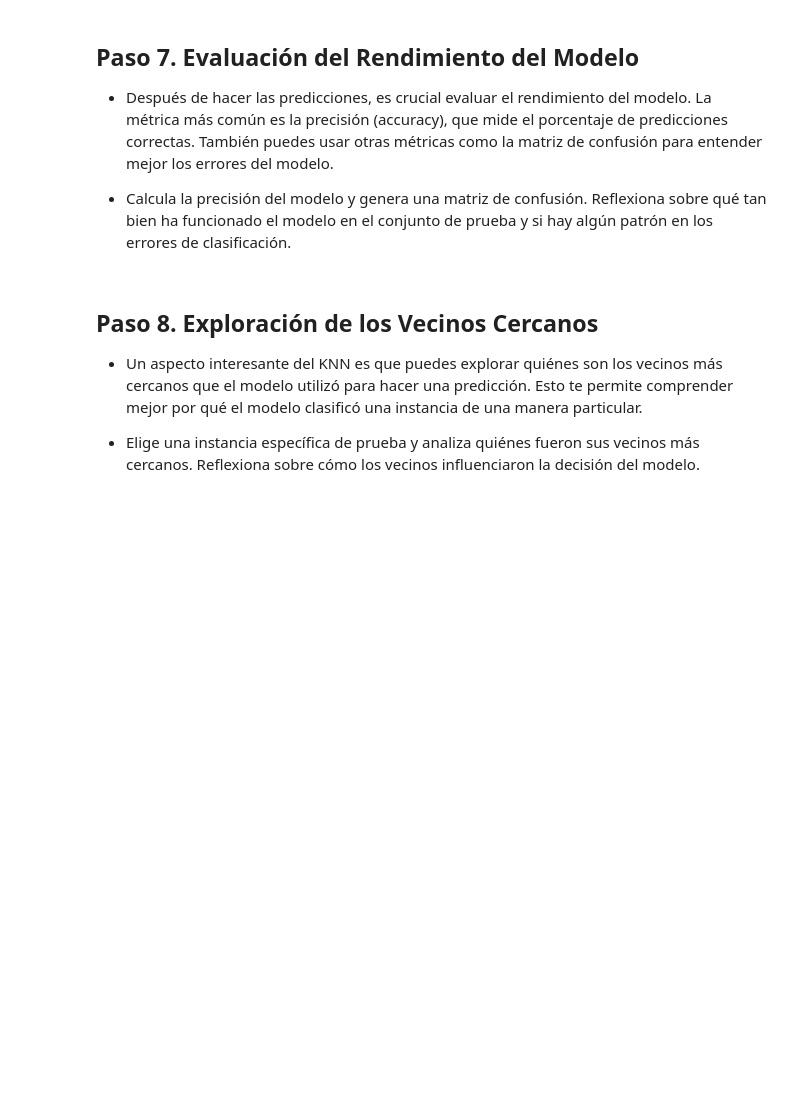
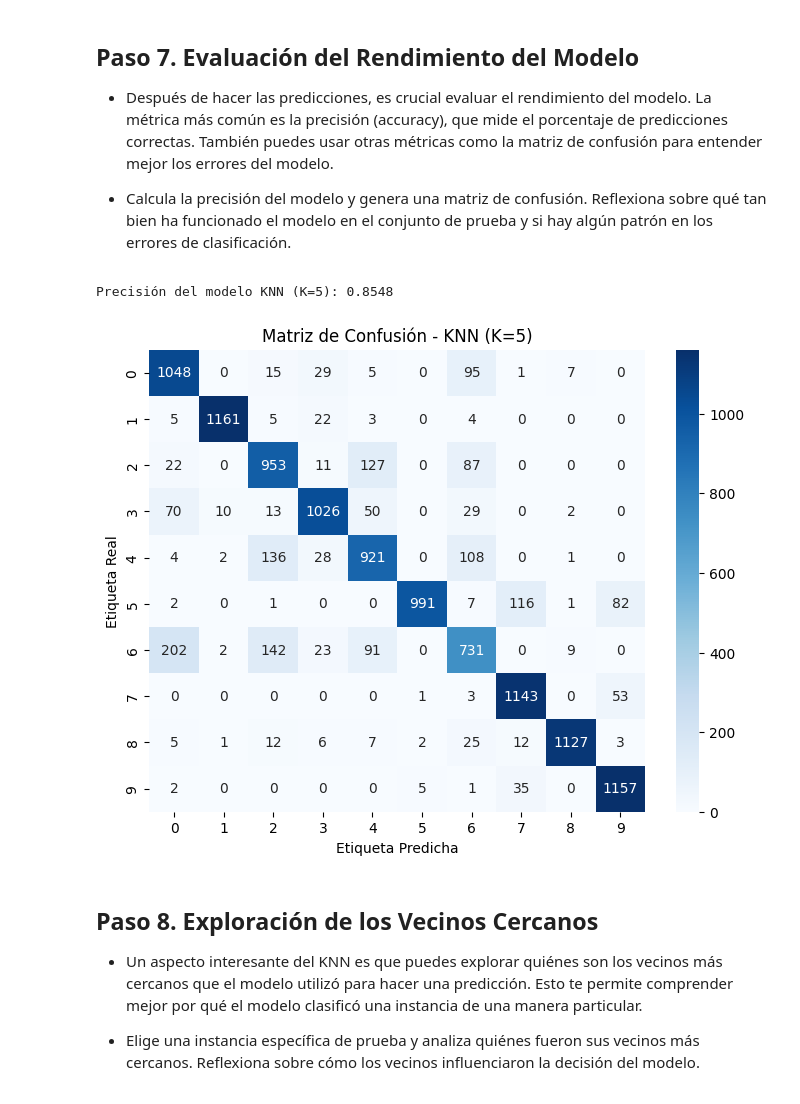
Before and after one commit to teceleckevin-jpg/laboratorio-15-, a Jupyter notebook: Laboratorio_15practica.ipynb, the cells around one changed output. Drawn from its saved outputs; the diff is of its cells as text; code cells hidden in the pictures; blank space fills up the shorter version.

```diff
--- a/Laboratorio_15practica.ipynb
+++ b/Laboratorio_15practica.ipynb
@@ -31,3 +40,6 @@ from keras.datasets import fashion_mnist
+# %%
+from keras.datasets import fashion_mnist
+(X_train_raw, y_train), (X_test_raw, y_test) = fashion_mnist.load_data()
 # %% [markdown]
 
 ## Paso 1. Importación de Bibliotecas
@@ -60,6 +434,71 @@ from keras.datasets import fashion_mnist
 * Después de hacer las predicciones, es crucial evaluar el rendimiento del modelo. La métrica más común es la precisión (accuracy), que mide el porcentaje de predicciones correctas. También puedes usar otras métricas como la matriz de confusión para entender mejor los errores del modelo.
 
 * Calcula la precisión del modelo y genera una matriz de confusión. Reflexiona sobre qué tan bien ha funcionado el modelo en el conjunto de prueba y si hay algún patrón en los errores de clasificación.
+# %%
+# ==========================================
+# Importar bibliotecas necesarias
+# ==========================================
+import numpy as np
+import pandas as pd
+from sklearn.model_selection import train_test_split
+from sklearn.preprocessing import StandardScaler
+from sklearn.neighbors import KNeighborsClassifier
+from sklearn.metrics import accuracy_score, confusion_matrix
+import seaborn as sns
+import matplotlib.pyplot as plt
+from keras.datasets import fashion_mnist
+
+# ==========================================
+# Cargar y preparar los datos
+# ==========================================
+(X_train_raw, y_train), (X_test_raw, y_test) = fashion_mnist.load_data()
+
+# Aplanar imágenes (28x28 → 784 características)
+X = X_train_raw.reshape(X_train_raw.shape[0], -1)
+y = y_train
+
+# Normalizar (0–255 → 0–1)
+X = X / 255.0
+
+# Dividir el conjunto en entrenamiento y prueba
+X_train, X_test, y_train, y_test = train_test_split(
+    X, y, test_size=0.2, random_state=42, stratify=y
+)
+
+# Escalado de los datos
+scaler = StandardScaler()
+X_train_scaled = scaler.fit_transform(X_train)
+X_test_scaled = scaler.transform(X_test)
+
+# ==========================================
+# Entrenar el modelo KNN
+# ==========================================
+k = 5
+knn_model = KNeighborsClassifier(n_neighbors=k)
+knn_model.fit(X_train_scaled, y_train)
+
+# ==========================================
+# Predicciones y evaluación
+# ==========================================
+y_pred = knn_model.predict(X_test_scaled)
+
+# Calcular la precisión
+accuracy = accuracy_score(y_test, y_pred)
+print(f"Precisión del modelo KNN (K={k}): {accuracy:.4f}")
+
+# Generar matriz de confusión
+cm = confusion_matrix(y_test, y_pred)
+
+# Visualizar la matriz de confusión
+plt.figure(figsize=(8,6))
+sns.heatmap(cm, annot=True, fmt='d', cmap='Blues')
+plt.title(f"Matriz de Confusión - KNN (K={k})")
+plt.xlabel("Etiqueta Predicha")
+plt.ylabel("Etiqueta Real")
+plt.show()
+# %% [output]
+Precisión del modelo KNN (K=5): 0.8548
+[figure, added]
 # %% [markdown]
 ## Paso 8. Exploración de los Vecinos Cercanos
 * Un aspecto interesante del KNN es que puedes explorar quiénes son los vecinos más cercanos que el modelo utilizó para hacer una predicción. Esto te permite comprender mejor por qué el modelo clasificó una instancia de una manera particular.
```
Also changed, not shown: parts of 8 cells of this notebook.
